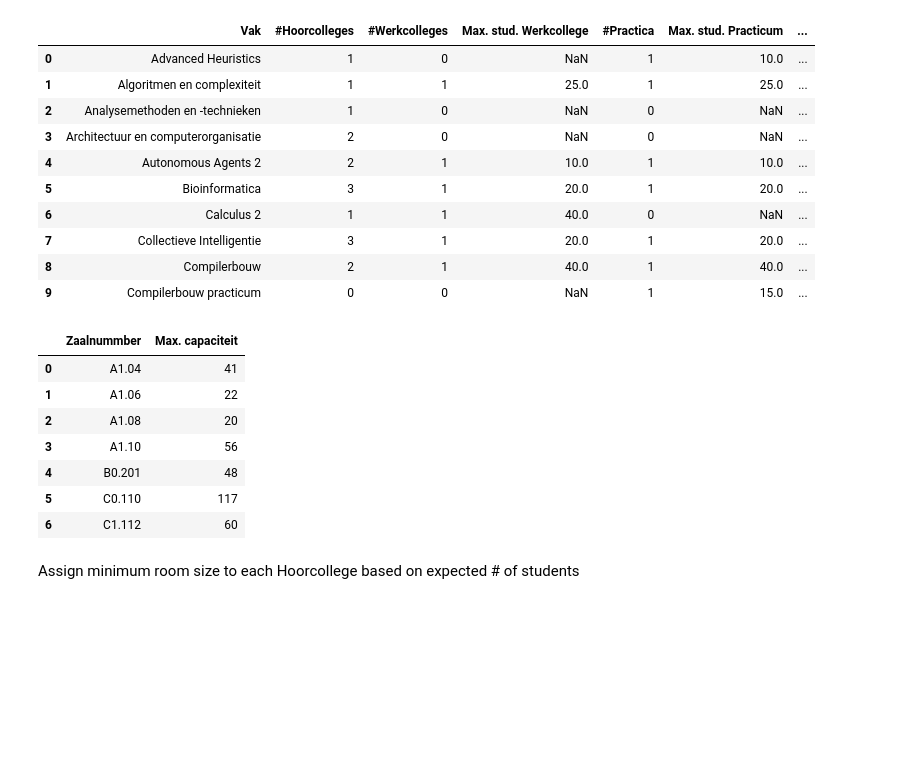
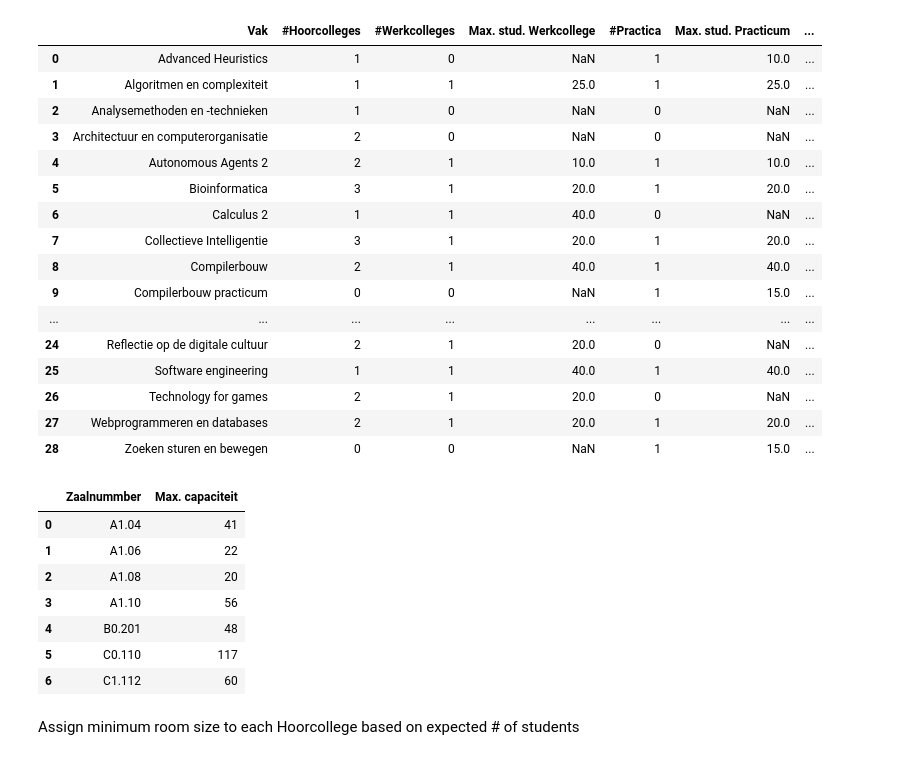
Before and after one commit to 11907223/Lesroosters, a Jupyter notebook: code/scheduler.ipynb, the cells around one changed output. Cells and saved outputs as stored; diff of their text form; code cells hidden in the pictures; blank space fills up the shorter version.

```diff
--- a/code/scheduler.ipynb
+++ b/code/scheduler.ipynb
@@ -12,19 +32,26 @@ display(json_data["vakken"]["#Hoorcolleges"]["25"])
 # %%
 df_vakken = pd.read_csv("../data/vakken.csv")
 df_zalen = pd.read_csv("../data/zalen.csv")
-display(df_vakken.head(10), df_zalen)
+
+display(df_vakken, df_zalen)
 # %% [output]
 |  | Vak | #Hoorcolleges | #Werkcolleges | Max. stud. Werkcollege | #Practica | Max. stud. Practicum | ... |
 | 0 | Advanced Heuristics | 1 | 0 | NaN | 1 | 10.0 | ... |
 | 1 | Algoritmen en complexiteit | 1 | 1 | 25.0 | 1 | 25.0 | ... |
 | 2 | Analysemethoden en -technieken | 1 | 0 | NaN | 0 | NaN | ... |
 | 3 | Architectuur en computerorganisatie | 2 | 0 | NaN | 0 | NaN | ... |
 | 4 | Autonomous Agents 2 | 2 | 1 | 10.0 | 1 | 10.0 | ... |
 | 5 | Bioinformatica | 3 | 1 | 20.0 | 1 | 20.0 | ... |
 | 6 | Calculus 2 | 1 | 1 | 40.0 | 0 | NaN | ... |
 | 7 | Collectieve Intelligentie | 3 | 1 | 20.0 | 1 | 20.0 | ... |
 | 8 | Compilerbouw | 2 | 1 | 40.0 | 1 | 40.0 | ... |
 | 9 | Compilerbouw practicum | 0 | 0 | NaN | 1 | 15.0 | ... |
+| ... | ... | ... | ... | ... | ... | ... | ... |
+| 24 | Reflectie op de digitale cultuur | 2 | 1 | 20.0 | 0 | NaN | ... |
+| 25 | Software engineering | 1 | 1 | 40.0 | 1 | 40.0 | ... |
+| 26 | Technology for games | 2 | 1 | 20.0 | 0 | NaN | ... |
+| 27 | Webprogrammeren en databases | 2 | 1 | 20.0 | 1 | 20.0 | ... |
+| 28 | Zoeken sturen en bewegen | 0 | 0 | NaN | 1 | 15.0 | ... |
 |  | Zaalnummber | Max. capaciteit |
 | 0 | A1.04 | 41 |
 | 1 | A1.06 | 22 |
```
Also changed, not shown: parts of 8 cells of this notebook, 1 other file.
